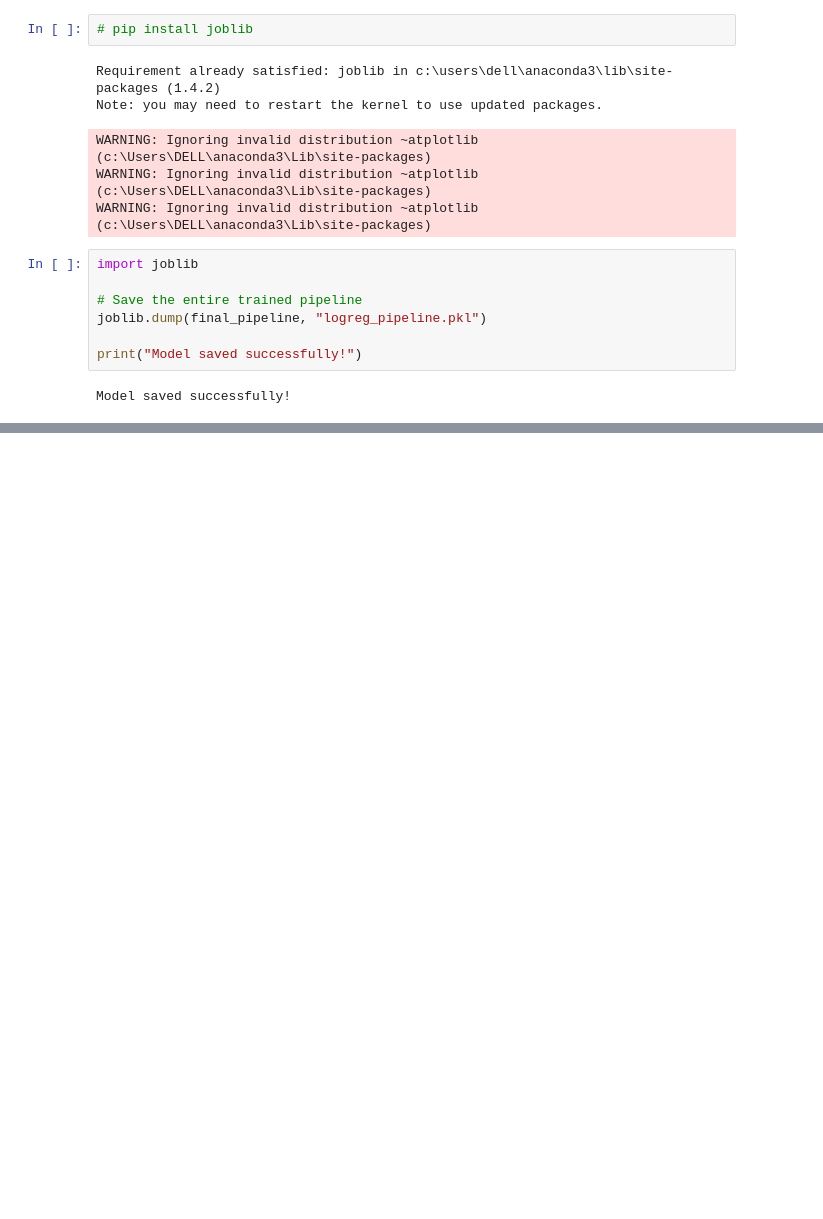
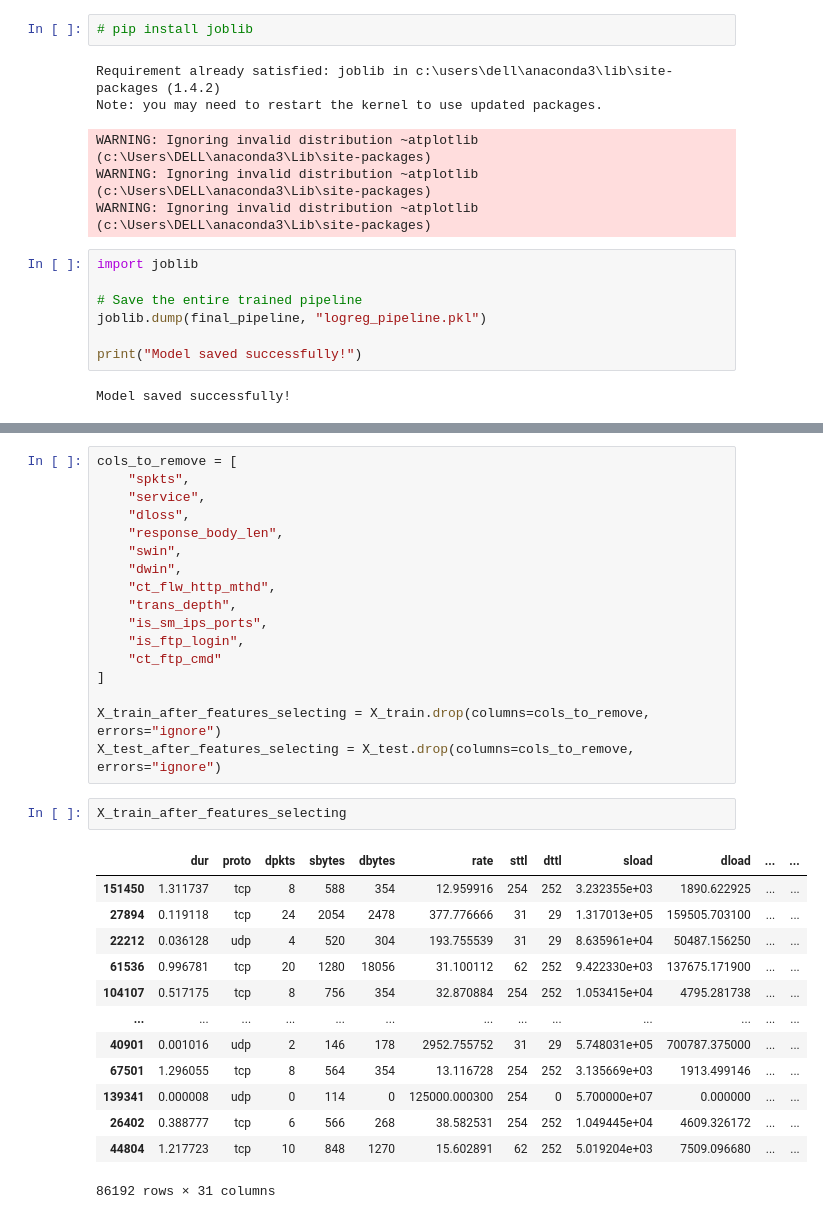
Before and after one commit to yessine634/cyber-security-intrusion-detection, a Jupyter notebook: intrusion_detection_unsw_nb15.ipynb, the cells around one changed output, grey strips where cells are left out. Saved outputs shown, nothing was run; the diff lists cells and outputs as text; blank space fills up the shorter version.

```diff
--- a/intrusion_detection_unsw_nb15.ipynb
+++ b/intrusion_detection_unsw_nb15.ipynb
@@ -1609,0 +1733,33 @@ Model saved successfully!
+# %%
+cols_to_remove = [
+    "spkts",
+    "service",
+    "dloss",
+    "response_body_len",
+    "swin",
+    "dwin",
+    "ct_flw_http_mthd",
+    "trans_depth",
+    "is_sm_ips_ports",
+    "is_ftp_login",
+    "ct_ftp_cmd"
+]
+
+X_train_after_features_selecting = X_train.drop(columns=cols_to_remove, errors="ignore")
+X_test_after_features_selecting = X_test.drop(columns=cols_to_remove, errors="ignore")
+# %%
+X_train_after_features_selecting
+# %% [output]
+|  | dur | proto | dpkts | sbytes | dbytes | rate | sttl | dttl | sload | dload | ... | ... |
+| 151450 | 1.311737 | tcp | 8 | 588 | 354 | 12.959916 | 254 | 252 | 3.232355e+03 | 1890.622925 | ... | ... |
+| 27894 | 0.119118 | tcp | 24 | 2054 | 2478 | 377.776666 | 31 | 29 | 1.317013e+05 | 159505.703100 | ... | ... |
+| 22212 | 0.036128 | udp | 4 | 520 | 304 | 193.755539 | 31 | 29 | 8.635961e+04 | 50487.156250 | ... | ... |
+| 61536 | 0.996781 | tcp | 20 | 1280 | 18056 | 31.100112 | 62 | 252 | 9.422330e+03 | 137675.171900 | ... | ... |
+| 104107 | 0.517175 | tcp | 8 | 756 | 354 | 32.870884 | 254 | 252 | 1.053415e+04 | 4795.281738 | ... | ... |
+| ... | ... | ... | ... | ... | ... | ... | ... | ... | ... | ... | ... | ... |
+| 40901 | 0.001016 | udp | 2 | 146 | 178 | 2952.755752 | 31 | 29 | 5.748031e+05 | 700787.375000 | ... | ... |
+| 67501 | 1.296055 | tcp | 8 | 564 | 354 | 13.116728 | 254 | 252 | 3.135669e+03 | 1913.499146 | ... | ... |
+| 139341 | 0.000008 | udp | 0 | 114 | 0 | 125000.000300 | 254 | 0 | 5.700000e+07 | 0.000000 | ... | ... |
+| 26402 | 0.388777 | tcp | 6 | 566 | 268 | 38.582531 | 254 | 252 | 1.049445e+04 | 4609.326172 | ... | ... |
+| 44804 | 1.217723 | tcp | 10 | 848 | 1270 | 15.602891 | 62 | 252 | 5.019204e+03 | 7509.096680 | ... | ... |
+86192 rows × 31 columns
```
Also changed, not shown: parts of 9 cells of this notebook.
